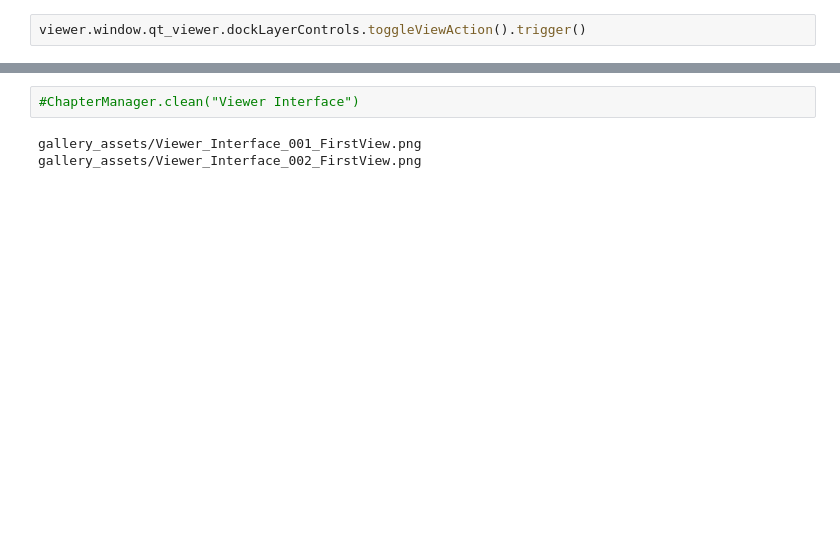
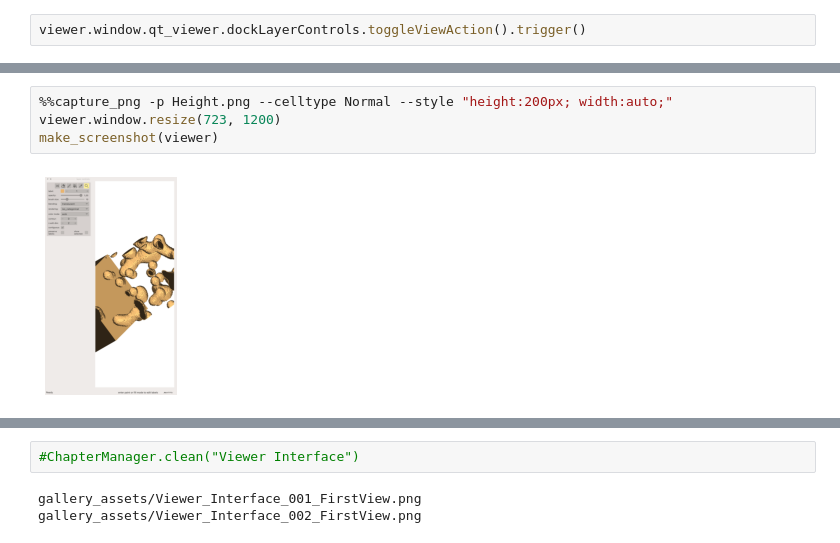
Before and after one commit to kolibril13/plywood-gallery-napari, a Jupyter notebook: 06ViewerInterface.ipynb, the cells around one changed output, grey strips where cells are left out. Drawn from its saved outputs; the diff is of its cells as text; blank space fills up the shorter version.

```diff
--- a/06ViewerInterface.ipynb
+++ b/06ViewerInterface.ipynb
@@ -58,6 +74,12 @@ layer1.opacity =1
 make_screenshot(viewer)
 # %% [output]
 [figure]
+# %%
+%%capture_png -p Height.png --celltype Normal --style "height:200px; width:auto;"
+viewer.window.resize(723, 1200)
+make_screenshot(viewer)
+# %% [output]
+[figure, added]
 # %%
 %%capture_png -p Height.png --celltype Normal --style "height:200px; width:auto;"
 from napari.settings import get_settings
```
Also changed, not shown: parts of 7 cells of this notebook, 6 other files.
